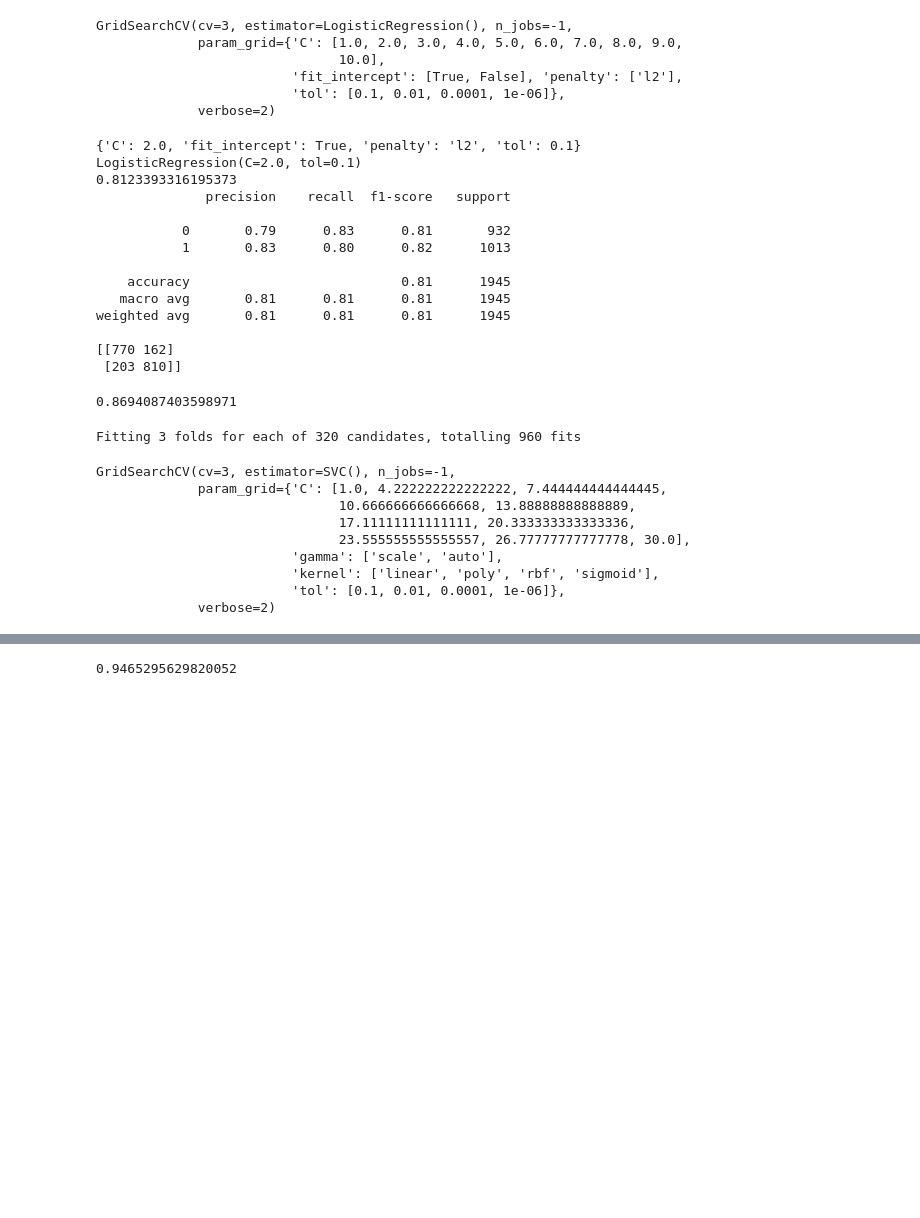
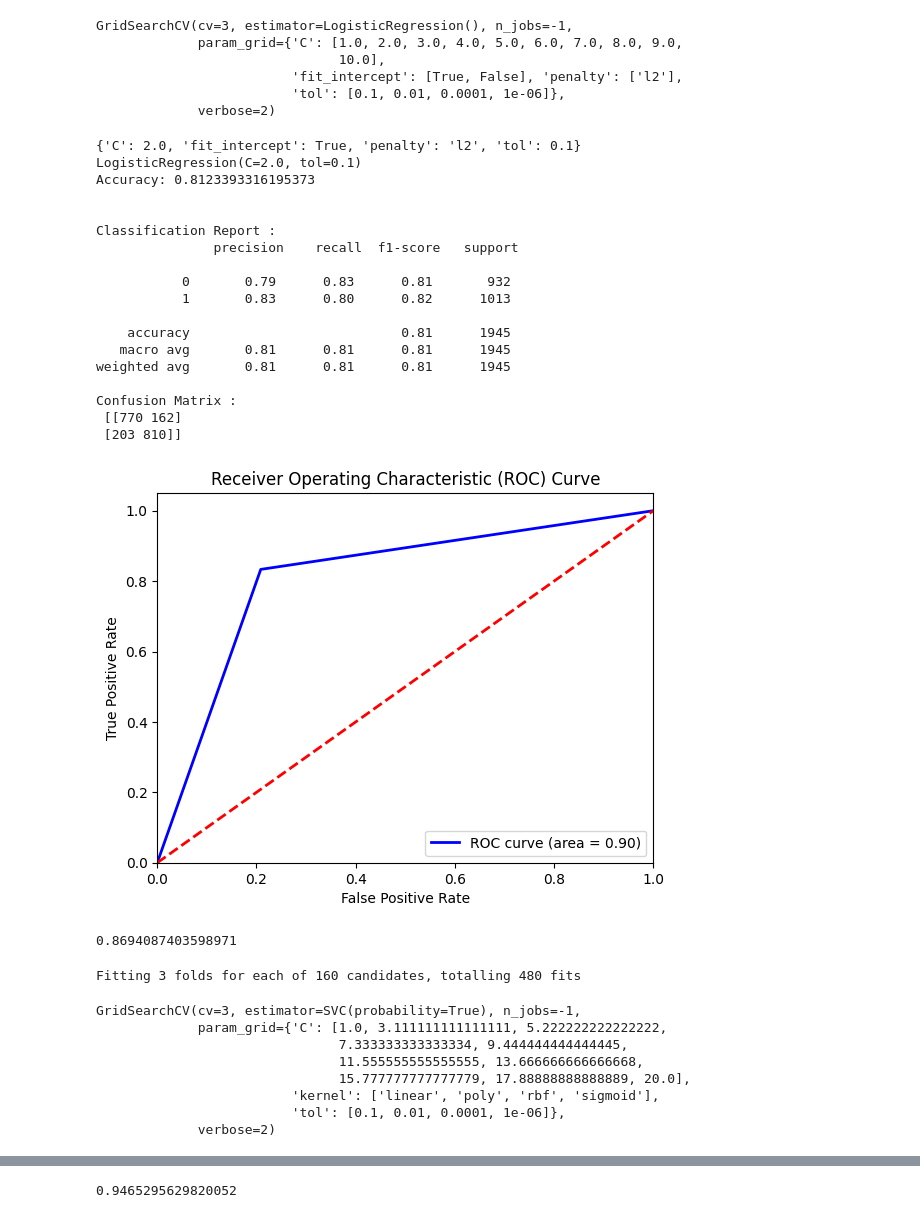
Before and after one commit to niranjankumarnk/ML_Stroke_Prediction-, a Jupyter notebook: Project_work/Notebook.ipynb, the cells around one changed output, grey strips where cells are left out. Saved outputs shown, nothing was run; the diff lists cells and outputs as text; code cells hidden in the pictures; blank space fills up the shorter version.

```diff
--- a/Project_work/Notebook.ipynb
+++ b/Project_work/Notebook.ipynb
@@ -451,15 +452,19 @@ print(log_grid.best_params_)
 print(log_grid.best_estimator_)
 log_best_grid_cv = log_grid.best_estimator_
 y_pred = log_best_grid_cv.predict(X_test)
-Accuracy = accuracy_score(y_pred, y_test)
-print(Accuracy)
-print(classification_report(y_pred, y_test))
-print(confusion_matrix(y_pred, y_test))
+Accuracy_1 = accuracy_score(y_pred, y_test)
+print(f'Accuracy:',Accuracy_1)
+print('\n')
+print(f'Classification Report :', '\n',classification_report(y_pred, y_test))
+print(f'Confusion Matrix :','\n',confusion_matrix(y_pred, y_test))
 # %% [output]
 {'C': 2.0, 'fit_intercept': True, 'penalty': 'l2', 'tol': 0.1}
 LogisticRegression(C=2.0, tol=0.1)
-0.8123393316195373
-              precision    recall  f1-score   support
+Accuracy: 0.8123393316195373
+
+
+Classification Report :
+               precision    recall  f1-score   support
 
            0       0.79      0.83      0.81       932
            1       0.83      0.80      0.82      1013
@@ -468,7 +473,23 @@ LogisticRegression(C=2.0, tol=0.1)
    macro avg       0.81      0.81      0.81      1945
 weighted avg       0.81      0.81      0.81      1945
 
-[[770 162]
+Confusion Matrix :
+ [[770 162]
  [203 810]]
+# %%
+roc_auc= roc_auc_score(y_test, log_best_grid_cv.predict_proba(X_test)[:, 1])
+fpr, tpr, thresholds = roc_curve(y_test, y_pred)
+plt.figure()
+plt.plot(fpr, tpr, color='blue', lw=2, label='ROC curve (area = %0.2f)' % roc_auc)
+plt.plot([0, 1], [0, 1], color='red', lw=2, linestyle='--')
+plt.xlim([0.0, 1.0])
+plt.ylim([0.0, 1.05])
+plt.xlabel('False Positive Rate')
+plt.ylabel('True Positive Rate')
+plt.title('Receiver Operating Characteristic (ROC) Curve')
+plt.legend(loc='lower right')
+plt.show()
+# %% [output]
+[figure, added]
 # %%
 #SVM
@@ -483,20 +504,18 @@ print(svm_accuracy)
 
 svm_grid = GridSearchCV(estimator = svm_model,param_grid = {'kernel': ['linear', 'poly', 'rbf', 'sigmoid'],
                                                      'tol':[0.1,1e-2, 1e-4,1e-6],
-                                                     'C': [float(x) for x in np.linspace(1,30,10)],
-                                                     'gamma': ['scale', 'auto'],
+                                                     'C': [float(x) for x in np.linspace(1,20,10)]
 
 
 }, cv=3, n_jobs=-1, verbose=2 )
 svm_grid.fit(X_train,y_train)
 # %% [output]
-Fitting 3 folds for each of 320 candidates, totalling 960 fits
+Fitting 3 folds for each of 160 candidates, totalling 480 fits
-GridSearchCV(cv=3, estimator=SVC(), n_jobs=-1,
-             param_grid={'C': [1.0, 4.222222222222222, 7.444444444444445,
-                               10.666666666666668, 13.88888888888889,
-                               17.11111111111111, 20.333333333333336,
-                               23.555555555555557, 26.77777777777778, 30.0],
-                         'gamma': ['scale', 'auto'],
+GridSearchCV(cv=3, estimator=SVC(probability=True), n_jobs=-1,
+             param_grid={'C': [1.0, 3.111111111111111, 5.222222222222222,
+                               7.333333333333334, 9.444444444444445,
+                               11.555555555555555, 13.666666666666668,
+                               15.777777777777779, 17.88888888888889, 20.0],
                          'kernel': ['linear', 'poly', 'rbf', 'sigmoid'],
                          'tol': [0.1, 0.01, 0.0001, 1e-06]},
              verbose=2)
```
Also changed, not shown: parts of 12 cells of this notebook.
